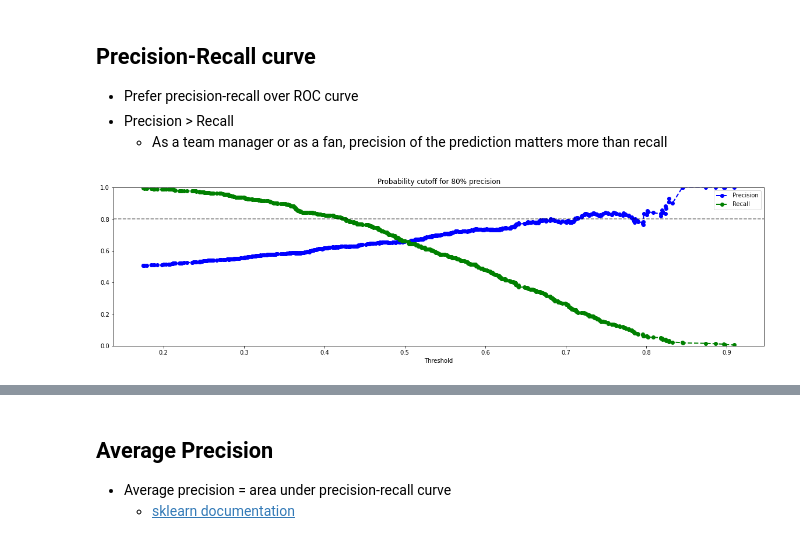
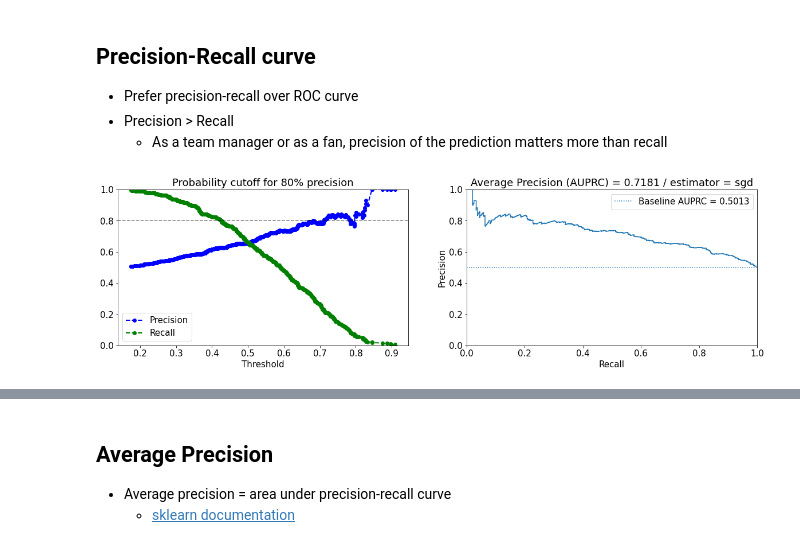
Before and after one commit to WillKWL/Project-NBAGames, a Jupyter notebook: source/3_playoff_games_test_set_evaluation.ipynb, the cells around one changed output, grey strips where cells are left out. Cells and saved outputs as stored; diff of their text form; code cells hidden in the pictures.

```diff
--- a/source/3_playoff_games_test_set_evaluation.ipynb
+++ b/source/3_playoff_games_test_set_evaluation.ipynb
@@ -12,20 +12,25 @@ import numpy as np
 pd.set_option("display.max_rows", 10)
 pd.set_option("display.max_columns", None)
 import matplotlib.pyplot as plt
+import matplotlib
+matplotlib.rcParams.update({'font.size': 15})
 plt.rcParams["figure.figsize"] = [20, 5]
+import seaborn as sns
 import re
 import copy
 from datetime import datetime
 from wordcloud import WordCloud
 
 from sklearn.base import BaseEstimator, TransformerMixin
+from sklearn.calibration import CalibratedClassifierCV, CalibrationDisplay
 from sklearn.compose import make_column_selector, ColumnTransformer
 from sklearn.cluster import KMeans
 from sklearn.feature_selection import SelectFromModel
+from sklearn.inspection import permutation_importance
 from sklearn.linear_model import LogisticRegression
 from sklearn.metrics import silhouette_score, roc_auc_score, roc_curve, precision_recall_curve, PrecisionRecallDisplay, average_precision_score
 from sklearn.model_selection import cross_val_score
-from sklearn.pipeline import make_pipeline
+from sklearn.pipeline import make_pipeline, Pipeline
 from sklearn.preprocessing import QuantileTransformer, MinMaxScaler
 import sklearn
 sklearn.set_config(display='diagram')
@@ -402,14 +490,25 @@ plt.show()
 - Precision > Recall
   - As a team manager or as a fan, precision of the prediction matters more than recall
 # %%
+fig, axes = plt.subplots(1,2)
 precisions, recalls, thresholds = precision_recall_curve(y_test, y_probs)
-plt.plot(thresholds, precisions[:-1], 'b--o', label = "Precision", linewidth = 2)
-plt.plot(thresholds, recalls[:-1], "g--o", label = "Recall", linewidth = 2)
-plt.xlabel("Threshold")
+axes[0].plot(thresholds, precisions[:-1], 'b--o', label = "Precision", linewidth = 2)
+axes[0].plot(thresholds, recalls[:-1], "g--o", label = "Recall", linewidth = 2)
+axes[0].set_xlabel("Threshold")
+axes[0].set_ylim(0,1)
+axes[0].axhline(0.8, ls='--', c='k', alpha=0.5)
+axes[0].set_title("Probability cutoff for 80% precision")
+axes[0].legend()
+
+PrecisionRecallDisplay(precision=precisions, recall=recalls).plot(ax=axes[1])
+plt.xlim(0,1)
 plt.ylim(0,1)
-plt.axhline(0.8, ls='--', c='k', alpha=0.5)
-plt.title("Probability cutoff for 80% precision")
+plt.title(f"Average Precision (AUPRC) = {average_precision_score(y_test, y_probs):0.4f} / estimator = {best_model.steps[-1][0]}")
+# Baseline
+baseline_ap = sum(y_test) / y_test.shape[0]
+plt.axhline(baseline_ap, linestyle = 'dotted', label = f'Baseline AUPRC = {baseline_ap:0.4f}')
 plt.legend()
+
 plt.show()
 # %% [output]
-[figure, old version]
+[figure, new version]
```
Also changed, not shown: parts of 15 cells of this notebook.
